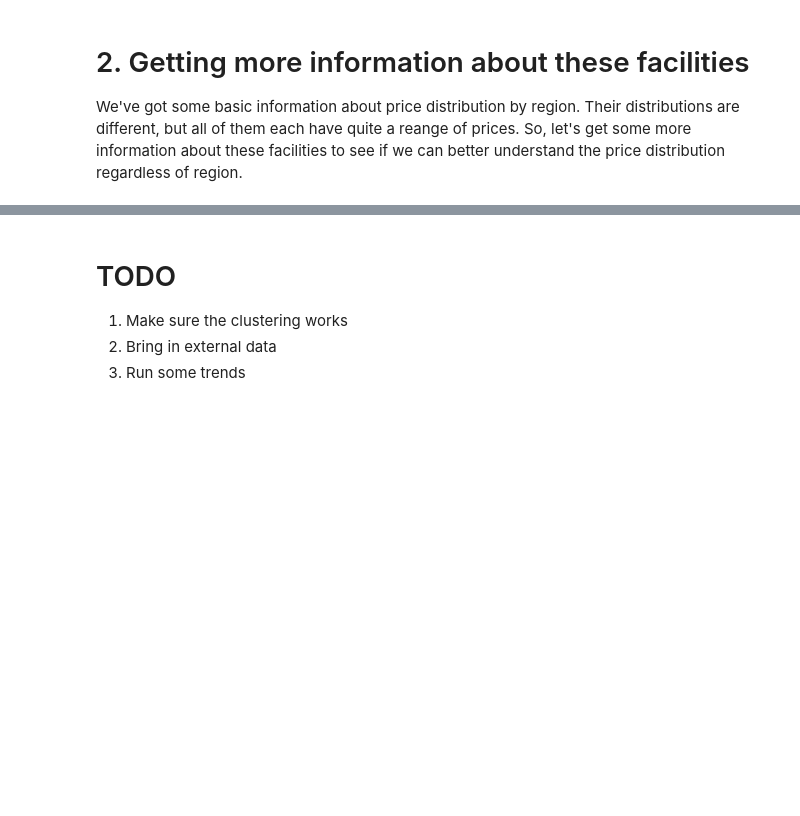
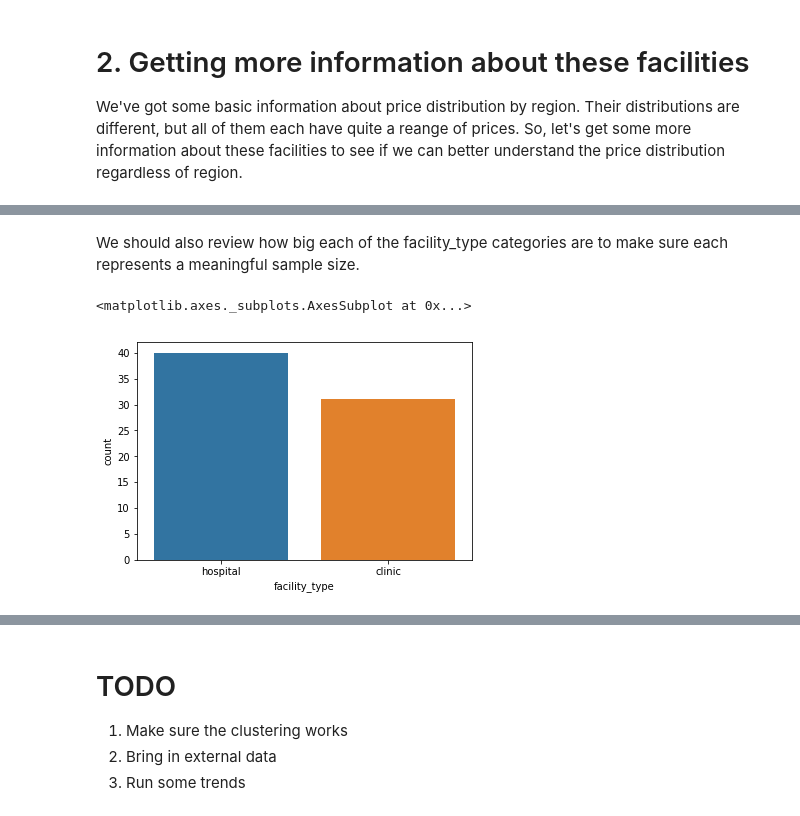
Before and after one commit to paulboal/tdwi-accelerate-2017-python, a Jupyter notebook: 01-get-sleep-prices.ipynb, the cells around one changed output, grey strips where cells are left out. Drawn from its saved outputs; the diff is of its cells as text; code cells hidden in the pictures; blank space fills up the shorter version.

```diff
--- a/01-get-sleep-prices.ipynb
+++ b/01-get-sleep-prices.ipynb
@@ -157,0 +155,7 @@ sns.violinplot(data=df, y='price', x='cluster_label')
+# %% [markdown]
+We should also review how big each of the facility_type categories are to make sure each represents a meaningful sample size.
+# %%
+sns.countplot(data=df, x='facility_type')
+# %% [output]
+<matplotlib.axes._subplots.AxesSubplot at 0x...>
+[figure, added]
```
Also changed, not shown: parts of 17 cells of this notebook, 3 other files.
